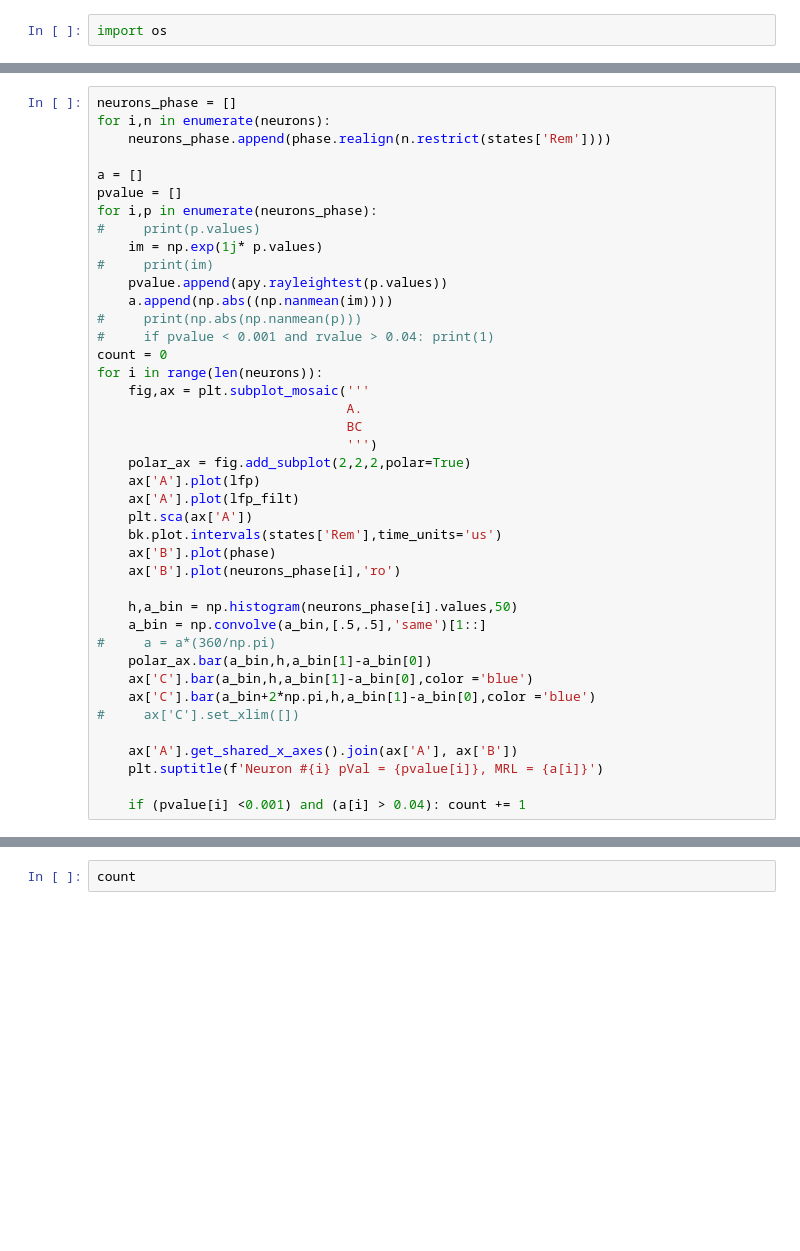
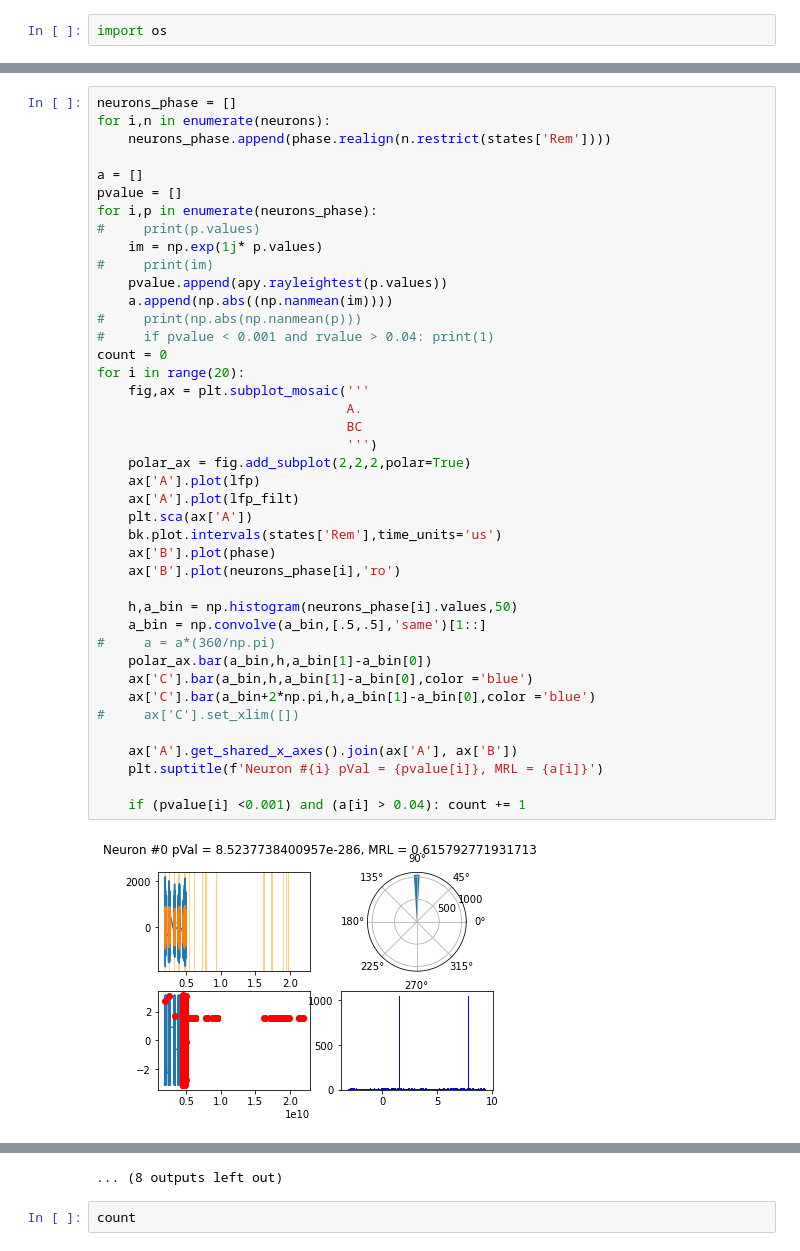
Before and after one commit to KBillel/Amy-Hpc-sleep-dynamcics-python, a Jupyter notebook: Thetamod_python [conflicted].ipynb, the cells around one changed output, grey strips where cells are left out. Cells and saved outputs as stored; diff of their text form; blank space fills up the shorter version.

```diff
--- a/Thetamod_python [conflicted].ipynb
+++ b/Thetamod_python [conflicted].ipynb
@@ -43,31 +54,33 @@ for i,p in enumerate(neurons_phase):
 #     print(im)
     pvalue.append(apy.rayleightest(p.values))
     a.append(np.abs((np.nanmean(im))))
 #     print(np.abs(np.nanmean(p)))
 #     if pvalue < 0.001 and rvalue > 0.04: print(1)
 count = 0
-for i in range(len(neurons)):
+for i in range(20):
     fig,ax = plt.subplot_mosaic('''
                                 A.
                                 BC
                                 ''')
     polar_ax = fig.add_subplot(2,2,2,polar=True)
     ax['A'].plot(lfp)
     ax['A'].plot(lfp_filt)
     plt.sca(ax['A'])
     bk.plot.intervals(states['Rem'],time_units='us')
     ax['B'].plot(phase)
     ax['B'].plot(neurons_phase[i],'ro')
 
     h,a_bin = np.histogram(neurons_phase[i].values,50)
     a_bin = np.convolve(a_bin,[.5,.5],'same')[1::]
 #     a = a*(360/np.pi)
     polar_ax.bar(a_bin,h,a_bin[1]-a_bin[0])
     ax['C'].bar(a_bin,h,a_bin[1]-a_bin[0],color ='blue')
     ax['C'].bar(a_bin+2*np.pi,h,a_bin[1]-a_bin[0],color ='blue')
 #     ax['C'].set_xlim([])
 
     ax['A'].get_shared_x_axes().join(ax['A'], ax['B'])
     plt.suptitle(f'Neuron #{i} pVal = {pvalue[i]}, MRL = {a[i]}')
 
     if (pvalue[i] <0.001) and (a[i] > 0.04): count += 1
+# %% [output]
+[figure, added]
@@ -74,3 +98,4 @@ for i in range(len(neurons)):
+... (8 outputs left out)
 # %%
 count
 # %%
```
Also changed, not shown: parts of 4 cells of this notebook, 22 other files.
